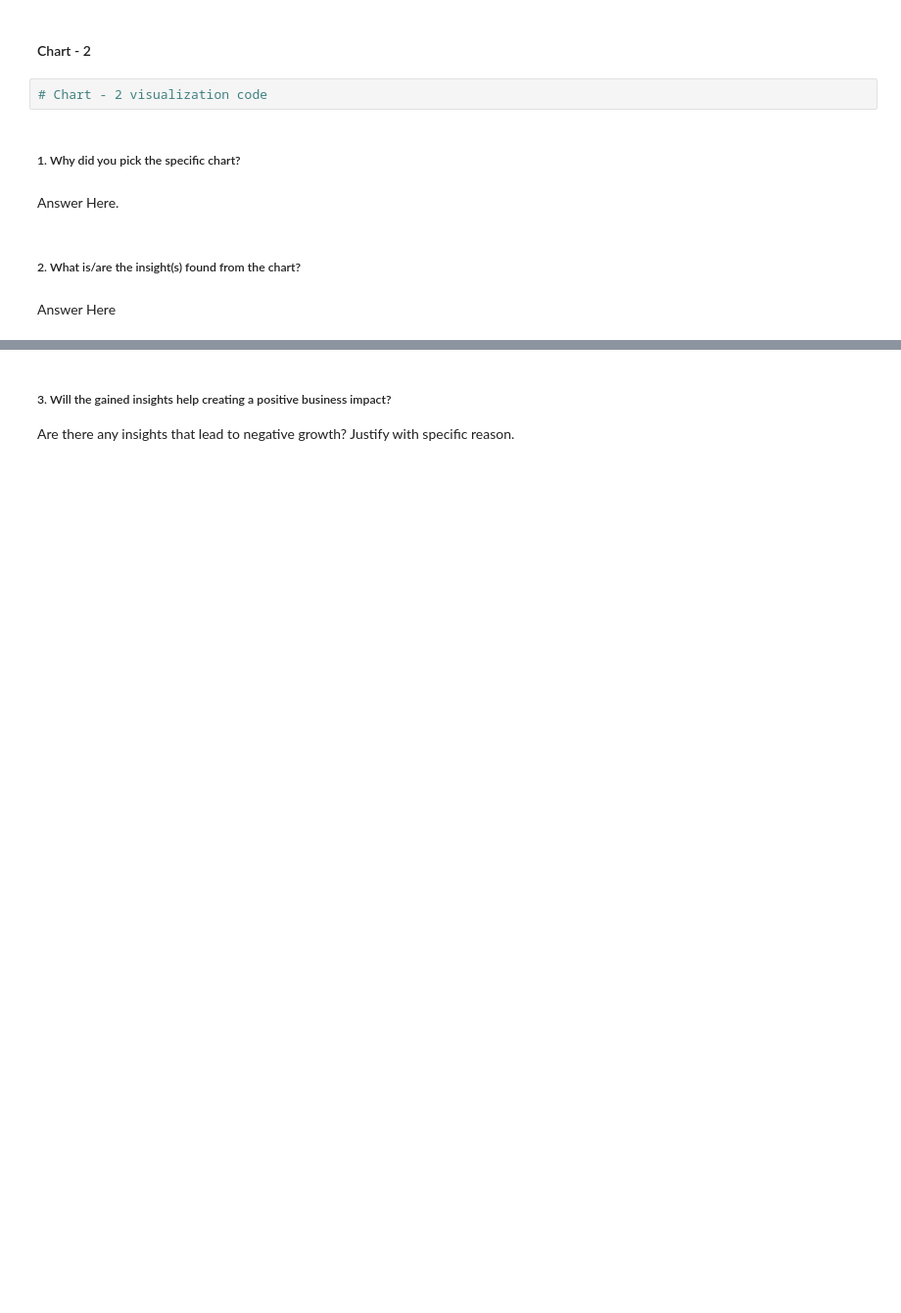
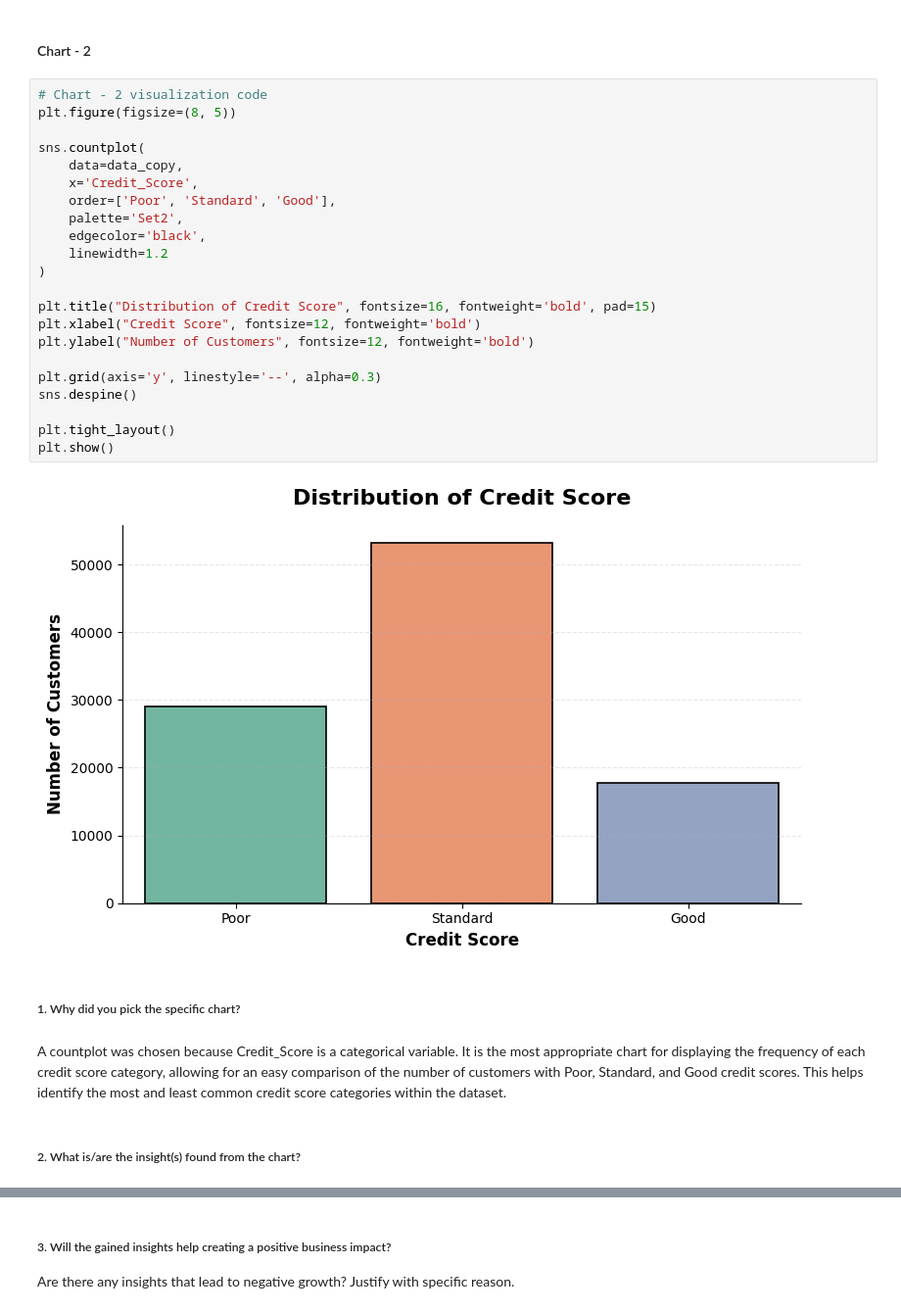
Before and after one commit to Shuvam-2000/Paisa-Bazar-Bank-Fraud-Analysis, a Jupyter notebook: Paisa_Bazar_Bank_Fraud_Analysis.ipynb, the cells around one changed output, grey strips where cells are left out. Shown at 98% size. Drawn from its saved outputs; the diff is of its cells as text; blank space fills up the shorter version.

```diff
--- a/Paisa_Bazar_Bank_Fraud_Analysis.ipynb
+++ b/Paisa_Bazar_Bank_Fraud_Analysis.ipynb
@@ -916,12 +945,32 @@ Answer Here
 # %% [markdown]
 #### Chart - 2
-# %%
-# Chart - 2 visualization code
+# %%
+# Chart - 2 visualization code
+plt.figure(figsize=(8, 5))
+
+sns.countplot(
+    data=data_copy,
+    x='Credit_Score',
+    order=['Poor', 'Standard', 'Good'],
+    palette='Set2',
+    edgecolor='black',
+    linewidth=1.2
+)
+
+plt.title("Distribution of Credit Score", fontsize=16, fontweight='bold', pad=15)
+plt.xlabel("Credit Score", fontsize=12, fontweight='bold')
+plt.ylabel("Number of Customers", fontsize=12, fontweight='bold')
+
+plt.grid(axis='y', linestyle='--', alpha=0.3)
+sns.despine()
+
+plt.tight_layout()
+plt.show()
+# %% [output]
+[figure, added]
 # %% [markdown]
 ##### 1. Why did you pick the specific chart?
-# %% [markdown]
-Answer Here.
+# %% [markdown]
+A countplot was chosen because Credit_Score is a categorical variable. It is the most appropriate chart for displaying the frequency of each credit score category, allowing for an easy comparison of the number of customers with Poor, Standard, and Good credit scores. This helps identify the most and least common credit score categories within the dataset.
 # %% [markdown]
 ##### 2. What is/are the insight(s) found from the chart?
-# %% [markdown]
-Answer Here
```
Also changed, not shown: parts of 13 cells of this notebook.
